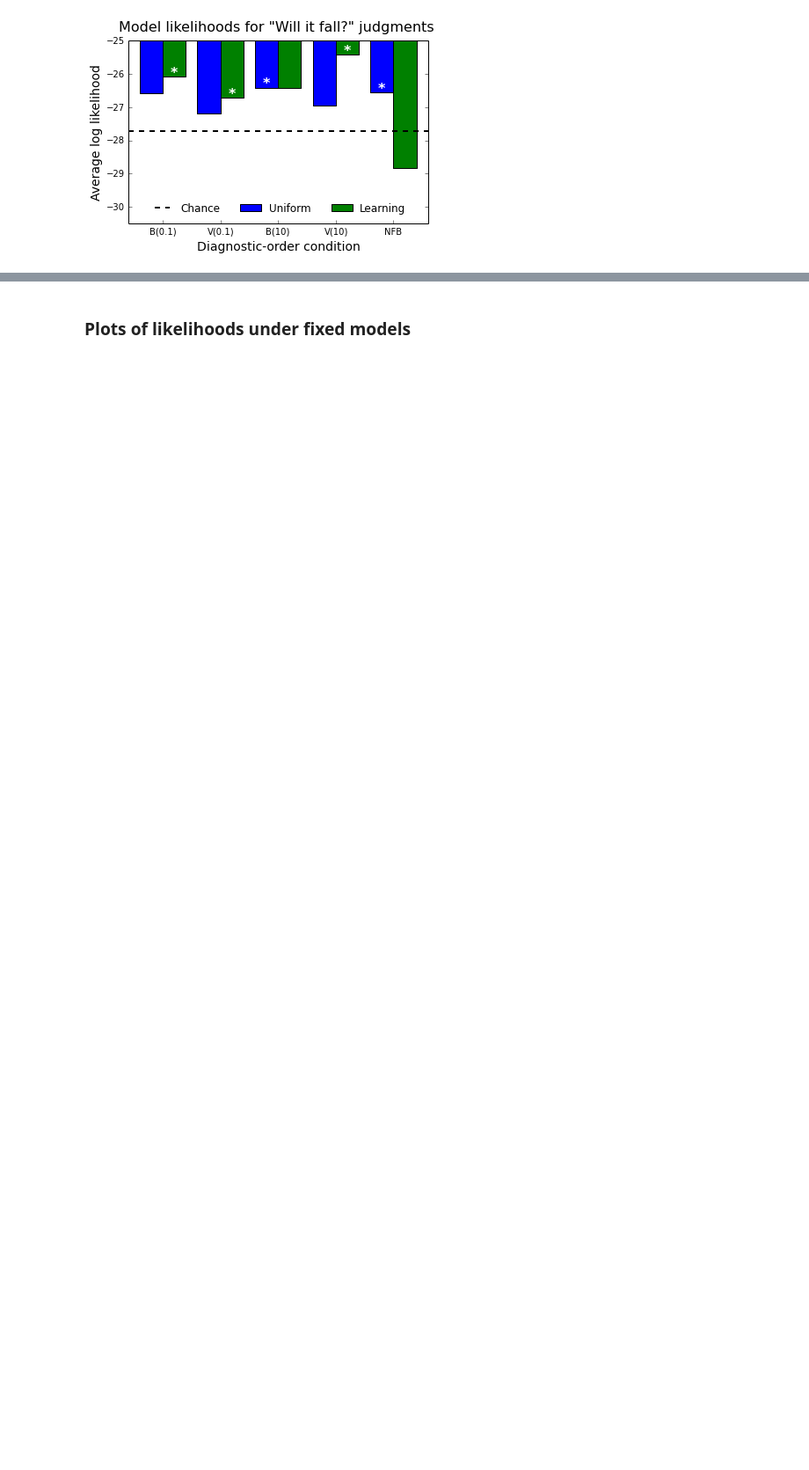
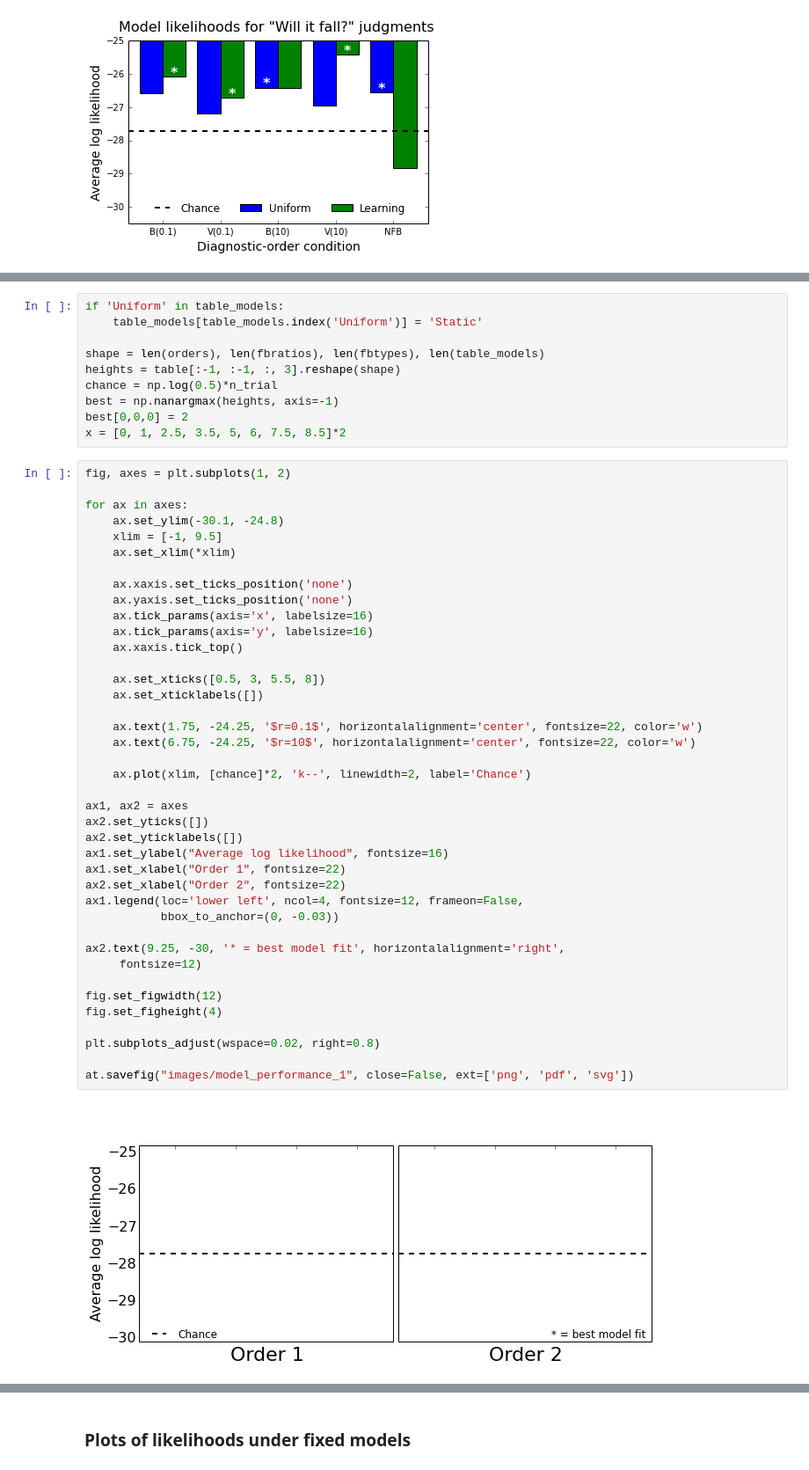
Before and after one commit to berkeley-cocosci/mass-inference, a Jupyter notebook: analysis/analyze-stability-learning.ipynb, the cells around one changed output, grey strips where cells are left out. Shown: that part at 88% size. Cells and saved outputs as stored; diff of their text form; blank space fills up the shorter version.

Commit message:
Make better model comparison figures for talk

```diff
--- a/analysis/analyze-stability-learning.ipynb
+++ b/analysis/analyze-stability-learning.ipynb
@@ -635,0 +646,52 @@ for gidx, group in enumerate(groups):
+# %%
+if 'Uniform' in table_models:
+    table_models[table_models.index('Uniform')] = 'Static'
+
+shape = len(orders), len(fbratios), len(fbtypes), len(table_models)
+heights = table[:-1, :-1, :, 3].reshape(shape)
+chance = np.log(0.5)*n_trial
+best = np.nanargmax(heights, axis=-1)
+best[0,0,0] = 2
+x = [0, 1, 2.5, 3.5, 5, 6, 7.5, 8.5]*2
+# %%
+fig, axes = plt.subplots(1, 2)
+
+for ax in axes:
+    ax.set_ylim(-30.1, -24.8)
+    xlim = [-1, 9.5]
+    ax.set_xlim(*xlim)
+
+    ax.xaxis.set_ticks_position('none')
+    ax.yaxis.set_ticks_position('none')
+    ax.tick_params(axis='x', labelsize=16)
+    ax.tick_params(axis='y', labelsize=16)
+    ax.xaxis.tick_top()
+
+    ax.set_xticks([0.5, 3, 5.5, 8])
+    ax.set_xticklabels([])
+
+    ax.text(1.75, -24.25, '$r=0.1$', horizontalalignment='center', fontsize=22, color='w')
+    ax.text(6.75, -24.25, '$r=10$', horizontalalignment='center', fontsize=22, color='w')
+
+    ax.plot(xlim, [chance]*2, 'k--', linewidth=2, label='Chance')
+
+ax1, ax2 = axes
+ax2.set_yticks([])
+ax2.set_yticklabels([])
+ax1.set_ylabel("Average log likelihood", fontsize=16)
+ax1.set_xlabel("Order 1", fontsize=22)
+ax2.set_xlabel("Order 2", fontsize=22)
+ax1.legend(loc='lower left', ncol=4, fontsize=12, frameon=False,
+           bbox_to_anchor=(0, -0.03))
+
+ax2.text(9.25, -30, '* = best model fit', horizontalalignment='right',
+	 fontsize=12)
+
+fig.set_figwidth(12)
+fig.set_figheight(4)
+
+plt.subplots_adjust(wspace=0.02, right=0.8)
+
+at.savefig("images/model_performance_1", close=False, ext=['png', 'pdf', 'svg'])
+# %% [output]
+[figure, added]
```
Also changed, not shown: parts of 3 cells of this notebook.
